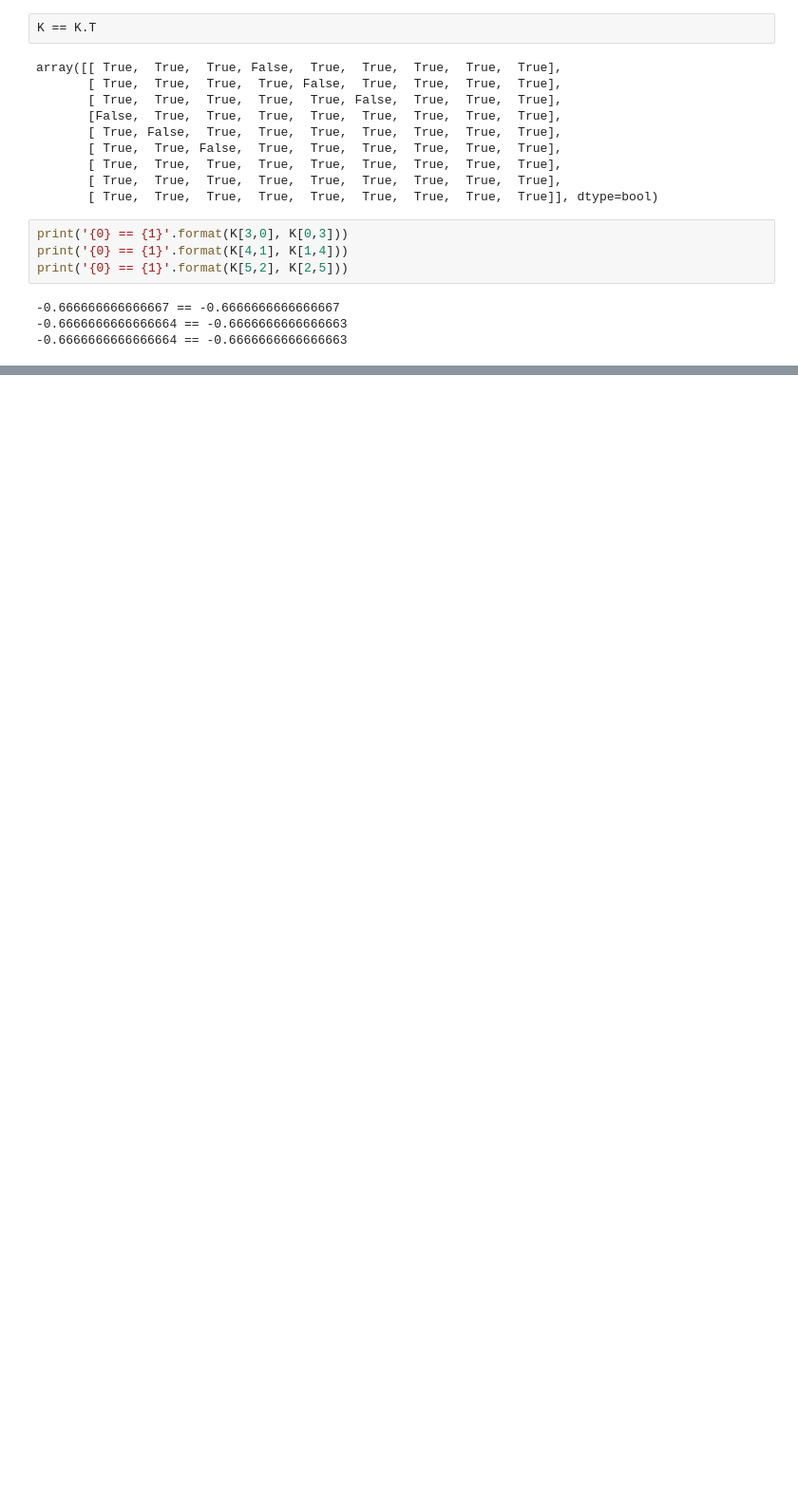
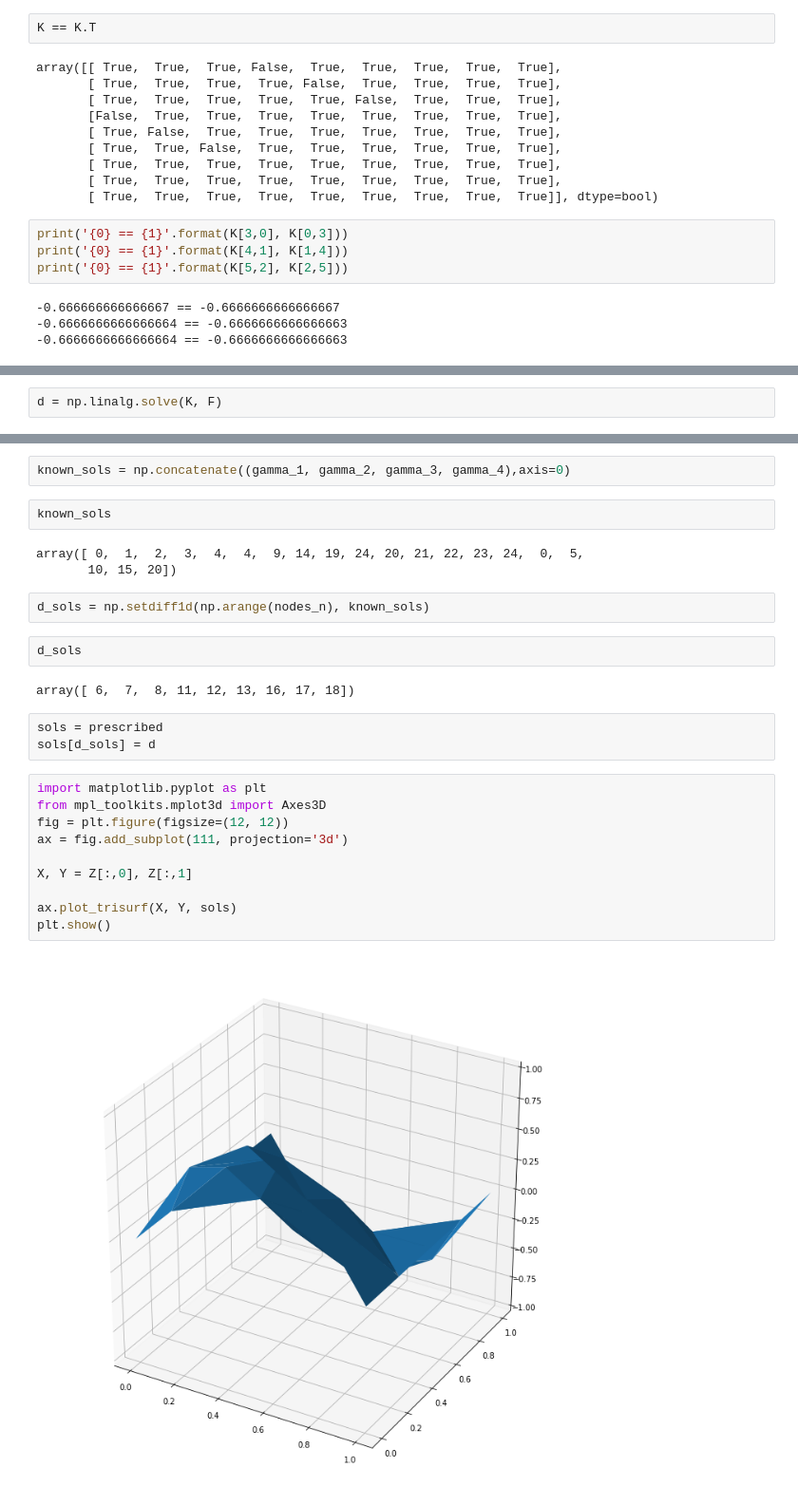
Before and after one commit to VictorGarritano/finite-element-method, a Jupyter notebook: fem2d.ipynb, the cells around one changed output, grey strips where cells are left out. Shown at 95% size. Saved outputs shown, nothing was run; the diff lists cells and outputs as text; blank space fills up the shorter version.

Commit message:
"final" version (considering only prescribed nodes)

```diff
--- a/fem2d.ipynb
+++ b/fem2d.ipynb
@@ -245,0 +288,2 @@ f.shape
+# %%
+d = np.linalg.solve(K, F)
@@ -245,0 +303,28 @@ f.shape
+# %%
+known_sols = np.concatenate((gamma_1, gamma_2, gamma_3, gamma_4),axis=0)
+# %%
+known_sols
+# %% [output]
+array([ 0,  1,  2,  3,  4,  4,  9, 14, 19, 24, 20, 21, 22, 23, 24,  0,  5,
+       10, 15, 20])
+# %%
+d_sols = np.setdiff1d(np.arange(nodes_n), known_sols)
+# %%
+d_sols
+# %% [output]
+array([ 6,  7,  8, 11, 12, 13, 16, 17, 18])
+# %%
+sols = prescribed
+sols[d_sols] = d
+# %%
+import matplotlib.pyplot as plt
+from mpl_toolkits.mplot3d import Axes3D
+fig = plt.figure(figsize=(12, 12))
+ax = fig.add_subplot(111, projection='3d')
+
+X, Y = Z[:,0], Z[:,1]
+
+ax.plot_trisurf(X, Y, sols)
+plt.show()
+# %% [output]
+[figure, added]
```
Also changed, not shown: parts of 11 cells of this notebook, 1 other file.
